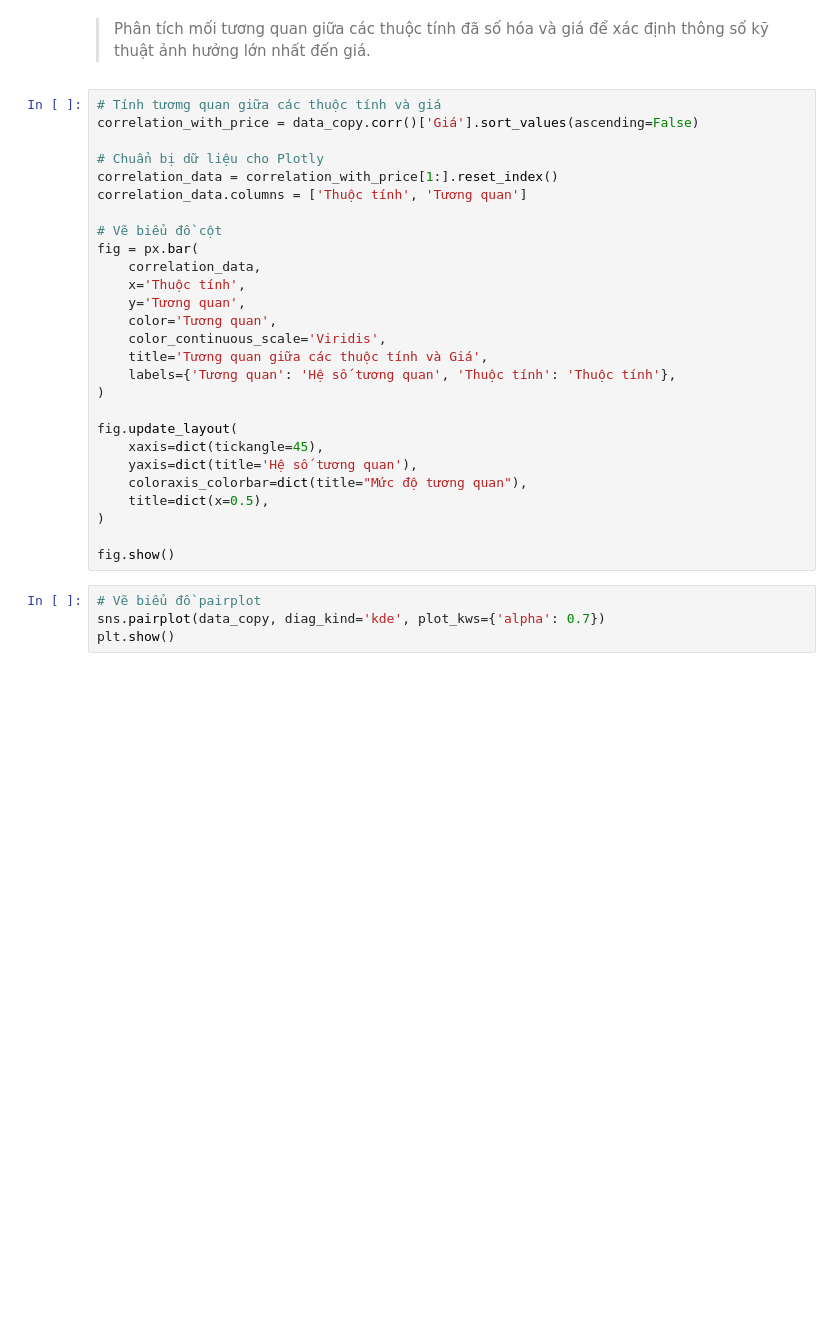
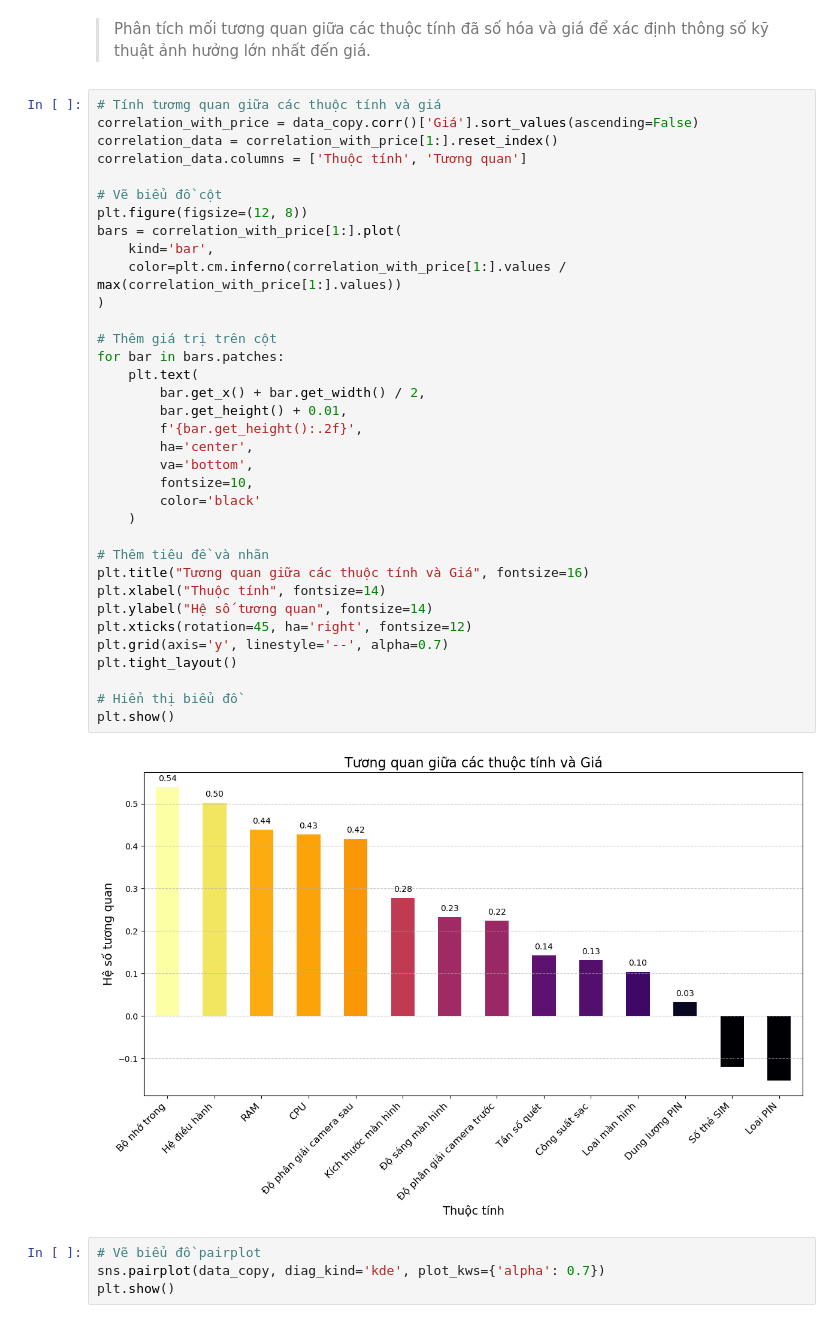
Before and after one commit to Yogurt01/G2_IntroToDataScience_CQ2022-21_Lab, a Jupyter notebook: notebooks/3.2-eda-22120029.ipynb, the cells around one changed output. Cells and saved outputs as stored; diff of their text form; blank space fills up the shorter version.

```diff
--- a/notebooks/3.2-eda-22120029.ipynb
+++ b/notebooks/3.2-eda-22120029.ipynb
@@ -300,33 +299,43 @@ Nhận xét một số yếu tố trong thiết kế có thể ảnh hưởng đ
    - Thiết kế nguyên khối, hợp tác thương hiệu, hoặc đạt tiêu chuẩn quân đội tăng giá trị.
 # %% [markdown]
 > Phân tích mối tương quan giữa các thuộc tính đã số hóa và giá để xác định thông số kỹ thuật ảnh hưởng lớn nhất đến giá.
-# %%
-# Tính tươmg quan giữa các thuộc tính và giá
-correlation_with_price = data_copy.corr()['Giá'].sort_values(ascending=False)
-
-# Chuẩn bị dữ liệu cho Plotly
-correlation_data = correlation_with_price[1:].reset_index()
-correlation_data.columns = ['Thuộc tính', 'Tương quan']
-
-# Vẽ biểu đồ cột
-fig = px.bar(
-    correlation_data,
-    x='Thuộc tính',
-    y='Tương quan',
-    color='Tương quan',
-    color_continuous_scale='Viridis',
-    title='Tương quan giữa các thuộc tính và Giá',
-    labels={'Tương quan': 'Hệ số tương quan', 'Thuộc tính': 'Thuộc tính'},
-)
-
-fig.update_layout(
-    xaxis=dict(tickangle=45),
-    yaxis=dict(title='Hệ số tương quan'),
-    coloraxis_colorbar=dict(title="Mức độ tương quan"),
-    title=dict(x=0.5),
-)
-
-fig.show()
+# %%
+# Tính tươmg quan giữa các thuộc tính và giá
+correlation_with_price = data_copy.corr()['Giá'].sort_values(ascending=False)
+correlation_data = correlation_with_price[1:].reset_index()
+correlation_data.columns = ['Thuộc tính', 'Tương quan']
+
+# Vẽ biểu đồ cột
+plt.figure(figsize=(12, 8))
+bars = correlation_with_price[1:].plot(
+    kind='bar',
+    color=plt.cm.inferno(correlation_with_price[1:].values / max(correlation_with_price[1:].values))
+)
+
+# Thêm giá trị trên cột
+for bar in bars.patches:
+    plt.text(
+        bar.get_x() + bar.get_width() / 2,
+        bar.get_height() + 0.01,
+        f'{bar.get_height():.2f}',
+        ha='center',
+        va='bottom',
+        fontsize=10,
+        color='black'
+    )
+
+# Thêm tiêu đề và nhãn
+plt.title("Tương quan giữa các thuộc tính và Giá", fontsize=16)
+plt.xlabel("Thuộc tính", fontsize=14)
+plt.ylabel("Hệ số tương quan", fontsize=14)
+plt.xticks(rotation=45, ha='right', fontsize=12)
+plt.grid(axis='y', linestyle='--', alpha=0.7)
+plt.tight_layout()
+
+# Hiển thị biểu đồ
+plt.show()
+# %% [output]
+[figure, added]
 # %%
 # Vẽ biểu đồ pairplot
 sns.pairplot(data_copy, diag_kind='kde', plot_kws={'alpha': 0.7})
```
Also changed, not shown: parts of 14 cells of this notebook.
